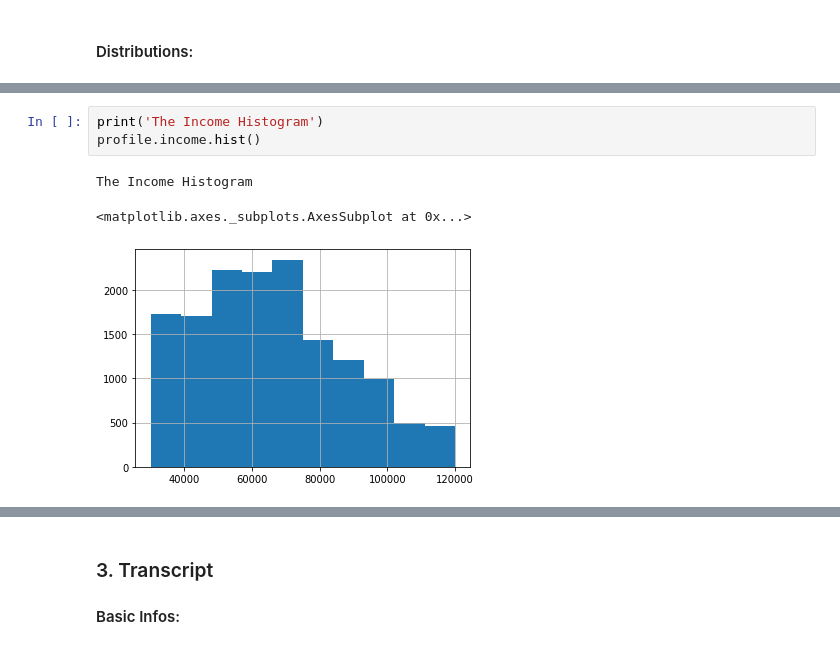
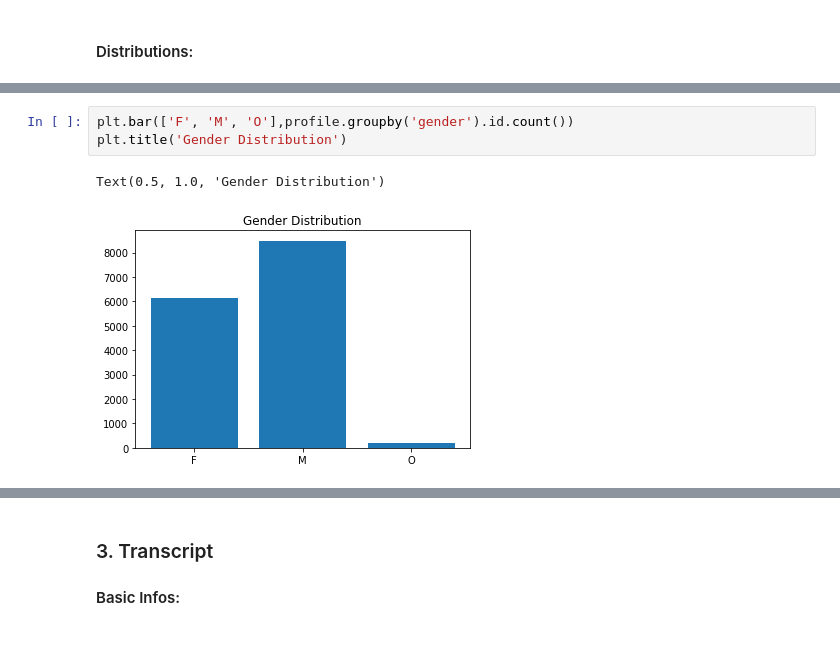
Before and after one commit to EraYJS/starbucks_capstone, a Jupyter notebook: Starbucks_Capstone_notebook.ipynb, the cells around one changed output, grey strips where cells are left out. Drawn from its saved outputs; the diff is of its cells as text.

```diff
--- a/Starbucks_Capstone_notebook.ipynb
+++ b/Starbucks_Capstone_notebook.ipynb
@@ -207,7 +168,6 @@ The Age Histogram
-# %%
-print('The Income Histogram')
-profile.income.hist()
-# %% [output]
-The Income Histogram
-<matplotlib.axes._subplots.AxesSubplot at 0x...>
-[figure, removed]
+# %%
+plt.bar(['F', 'M', 'O'],profile.groupby('gender').id.count())
+plt.title('Gender Distribution')
+# %% [output]
+Text(0.5, 1.0, 'Gender Distribution')
+[figure, added]
```
Also changed, not shown: parts of 35 cells of this notebook, 2 other files.
